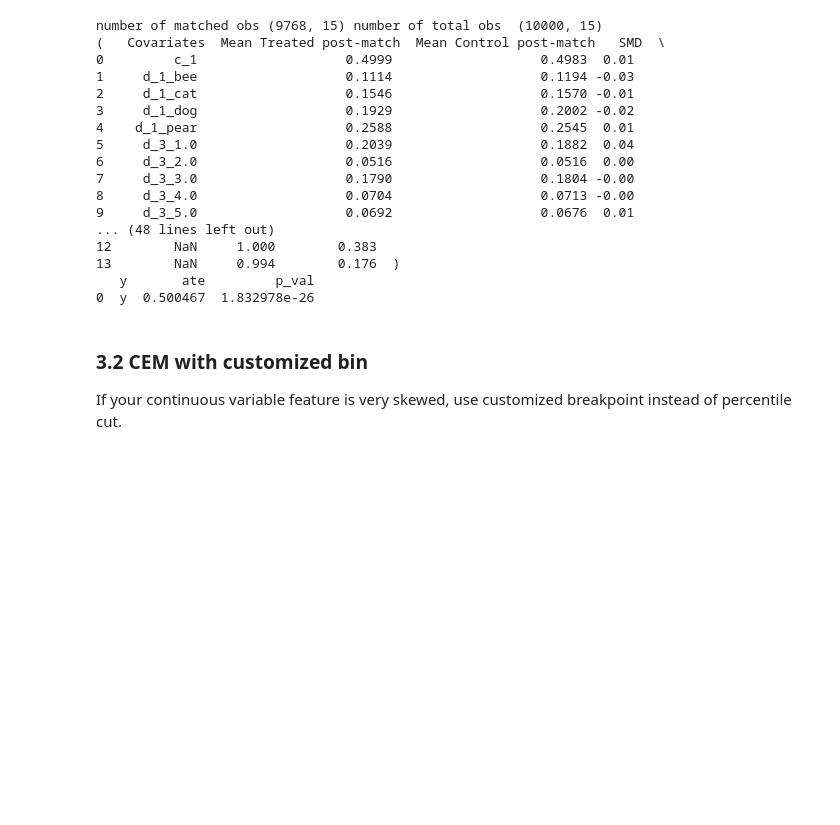
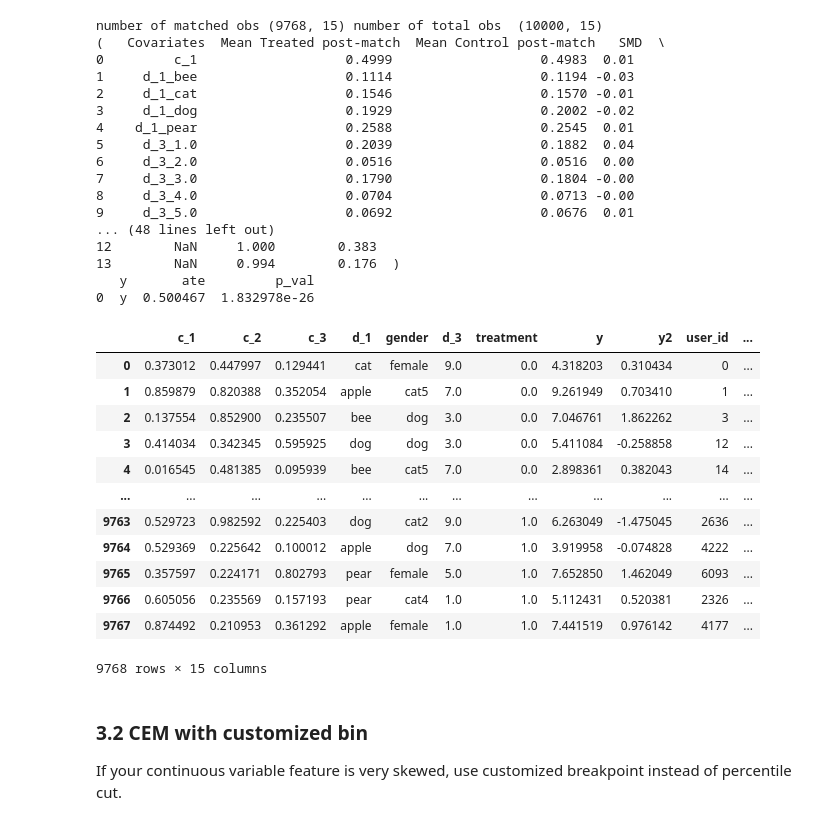
Before and after one commit to bytedance/CausalMatch, a Jupyter notebook: notebooks/General Matching Use Case.ipynb, the cells around one changed output. Saved outputs shown, nothing was run; the diff lists cells and outputs as text; code cells hidden in the pictures; blank space fills up the shorter version.

```diff
--- a/notebooks/General Matching Use Case.ipynb
+++ b/notebooks/General Matching Use Case.ipynb
@@ -314,6 +314,22 @@ number of matched obs (9768, 15) number of total obs  (10000, 15)
 13        NaN     0.994        0.176  )
    y       ate         p_val
 0  y  0.500467  1.832978e-26
+# %%
+match_obj_cem.df_out_final
+# %% [output]
+|  | c_1 | c_2 | c_3 | d_1 | gender | d_3 | treatment | y | y2 | user_id | ... |
+| 0 | 0.373012 | 0.447997 | 0.129441 | cat | female | 9.0 | 0.0 | 4.318203 | 0.310434 | 0 | ... |
+| 1 | 0.859879 | 0.820388 | 0.352054 | apple | cat5 | 7.0 | 0.0 | 9.261949 | 0.703410 | 1 | ... |
+| 2 | 0.137554 | 0.852900 | 0.235507 | bee | dog | 3.0 | 0.0 | 7.046761 | 1.862262 | 3 | ... |
+| 3 | 0.414034 | 0.342345 | 0.595925 | dog | dog | 3.0 | 0.0 | 5.411084 | -0.258858 | 12 | ... |
+| 4 | 0.016545 | 0.481385 | 0.095939 | bee | cat5 | 7.0 | 0.0 | 2.898361 | 0.382043 | 14 | ... |
+| ... | ... | ... | ... | ... | ... | ... | ... | ... | ... | ... | ... |
+| 9763 | 0.529723 | 0.982592 | 0.225403 | dog | cat2 | 9.0 | 1.0 | 6.263049 | -1.475045 | 2636 | ... |
+| 9764 | 0.529369 | 0.225642 | 0.100012 | apple | dog | 7.0 | 1.0 | 3.919958 | -0.074828 | 4222 | ... |
+| 9765 | 0.357597 | 0.224171 | 0.802793 | pear | female | 5.0 | 1.0 | 7.652850 | 1.462049 | 6093 | ... |
+| 9766 | 0.605056 | 0.235569 | 0.157193 | pear | cat4 | 1.0 | 1.0 | 5.112431 | 0.520381 | 2326 | ... |
+| 9767 | 0.874492 | 0.210953 | 0.361292 | apple | female | 1.0 | 1.0 | 7.441519 | 0.976142 | 4177 | ... |
+9768 rows × 15 columns
 # %% [markdown]
 ### 3.2 CEM with customized bin
 If your continuous variable feature is very skewed, use customized breakpoint instead of percentile cut.
```
Also changed, not shown: 11 other files.
